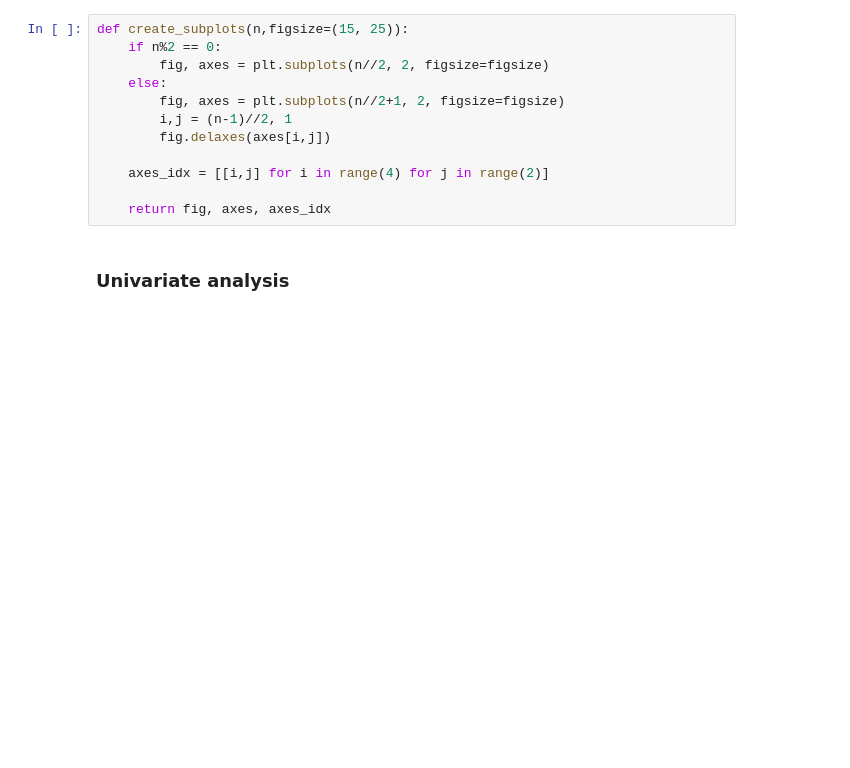
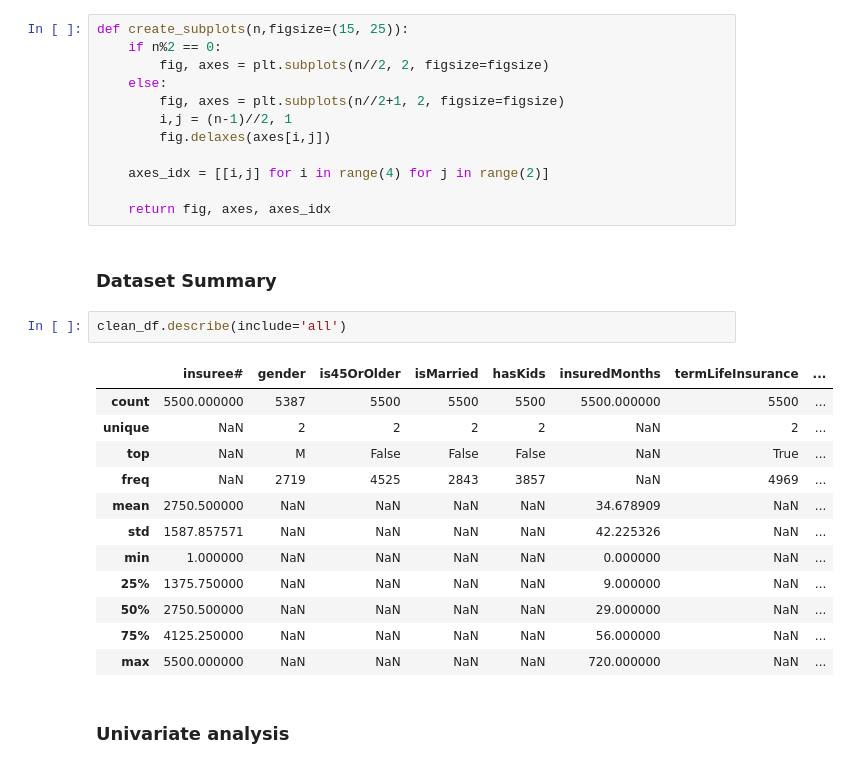
Before and after one commit to seanlamsk/tap2022-mol-vica, a Jupyter notebook: Insurance.ipynb, the cells around one changed output. Cells and saved outputs as stored; diff of their text form; blank space fills up the shorter version.

```diff
--- a/Insurance.ipynb
+++ b/Insurance.ipynb
@@ -175,6 +186,23 @@ def create_subplots(n,figsize=(15, 25)):
     axes_idx = [[i,j] for i in range(4) for j in range(2)]
 
     return fig, axes, axes_idx
+# %% [markdown]
+### Dataset Summary
+# %%
+clean_df.describe(include='all')
+# %% [output]
+|  | insuree# | gender | is45OrOlder | isMarried | hasKids | insuredMonths | termLifeInsurance | ... |
+| count | 5500.000000 | 5387 | 5500 | 5500 | 5500 | 5500.000000 | 5500 | ... |
+| unique | NaN | 2 | 2 | 2 | 2 | NaN | 2 | ... |
+| top | NaN | M | False | False | False | NaN | True | ... |
+| freq | NaN | 2719 | 4525 | 2843 | 3857 | NaN | 4969 | ... |
+| mean | 2750.500000 | NaN | NaN | NaN | NaN | 34.678909 | NaN | ... |
+| std | 1587.857571 | NaN | NaN | NaN | NaN | 42.225326 | NaN | ... |
+| min | 1.000000 | NaN | NaN | NaN | NaN | 0.000000 | NaN | ... |
+| 25% | 1375.750000 | NaN | NaN | NaN | NaN | 9.000000 | NaN | ... |
+| 50% | 2750.500000 | NaN | NaN | NaN | NaN | 29.000000 | NaN | ... |
+| 75% | 4125.250000 | NaN | NaN | NaN | NaN | 56.000000 | NaN | ... |
+| max | 5500.000000 | NaN | NaN | NaN | NaN | 720.000000 | NaN | ... |
 # %% [markdown]
 ### Univariate analysis
 # %%
```
Also changed, not shown: parts of 6 cells of this notebook.
